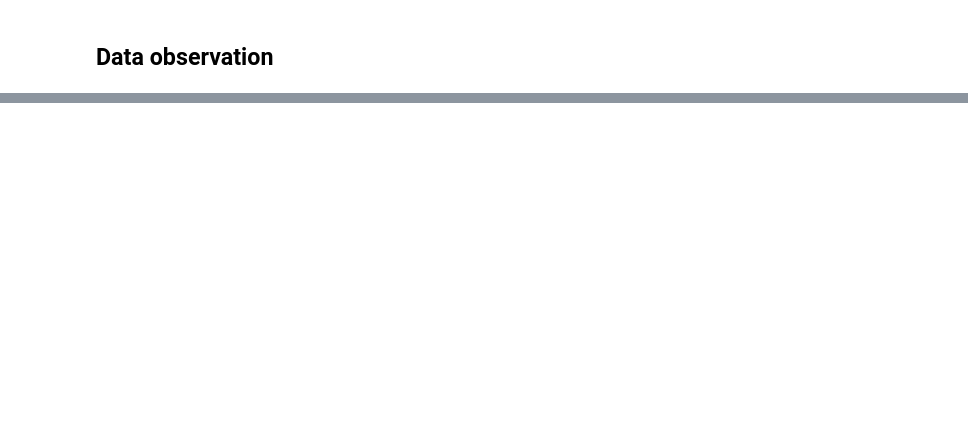
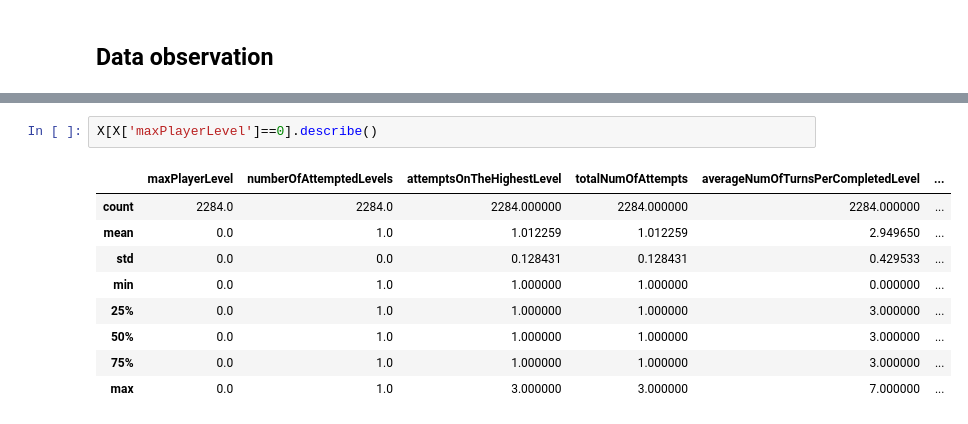
Before and after one commit to uSasha/ML_bootcamp_17_1, a Jupyter notebook: ML_BC_17.ipynb, the cells around one changed output, grey strips where cells are left out. Cells and saved outputs as stored; diff of their text form; blank space fills up the shorter version.

```diff
--- a/ML_BC_17.ipynb
+++ b/ML_BC_17.ipynb
@@ -212,0 +57,12 @@ max(scores), max(scores_true)
+# %%
+X[X['maxPlayerLevel']==0].describe()
+# %% [output]
+|  | maxPlayerLevel | numberOfAttemptedLevels | attemptsOnTheHighestLevel | totalNumOfAttempts | averageNumOfTurnsPerCompletedLevel | ... |
+| count | 2284.0 | 2284.0 | 2284.000000 | 2284.000000 | 2284.000000 | ... |
+| mean | 0.0 | 1.0 | 1.012259 | 1.012259 | 2.949650 | ... |
+| std | 0.0 | 0.0 | 0.128431 | 0.128431 | 0.429533 | ... |
+| min | 0.0 | 1.0 | 1.000000 | 1.000000 | 0.000000 | ... |
+| 25% | 0.0 | 1.0 | 1.000000 | 1.000000 | 3.000000 | ... |
+| 50% | 0.0 | 1.0 | 1.000000 | 1.000000 | 3.000000 | ... |
+| 75% | 0.0 | 1.0 | 1.000000 | 1.000000 | 3.000000 | ... |
+| max | 0.0 | 1.0 | 3.000000 | 3.000000 | 7.000000 | ... |
```
Also changed, not shown: parts of 76 cells of this notebook.
